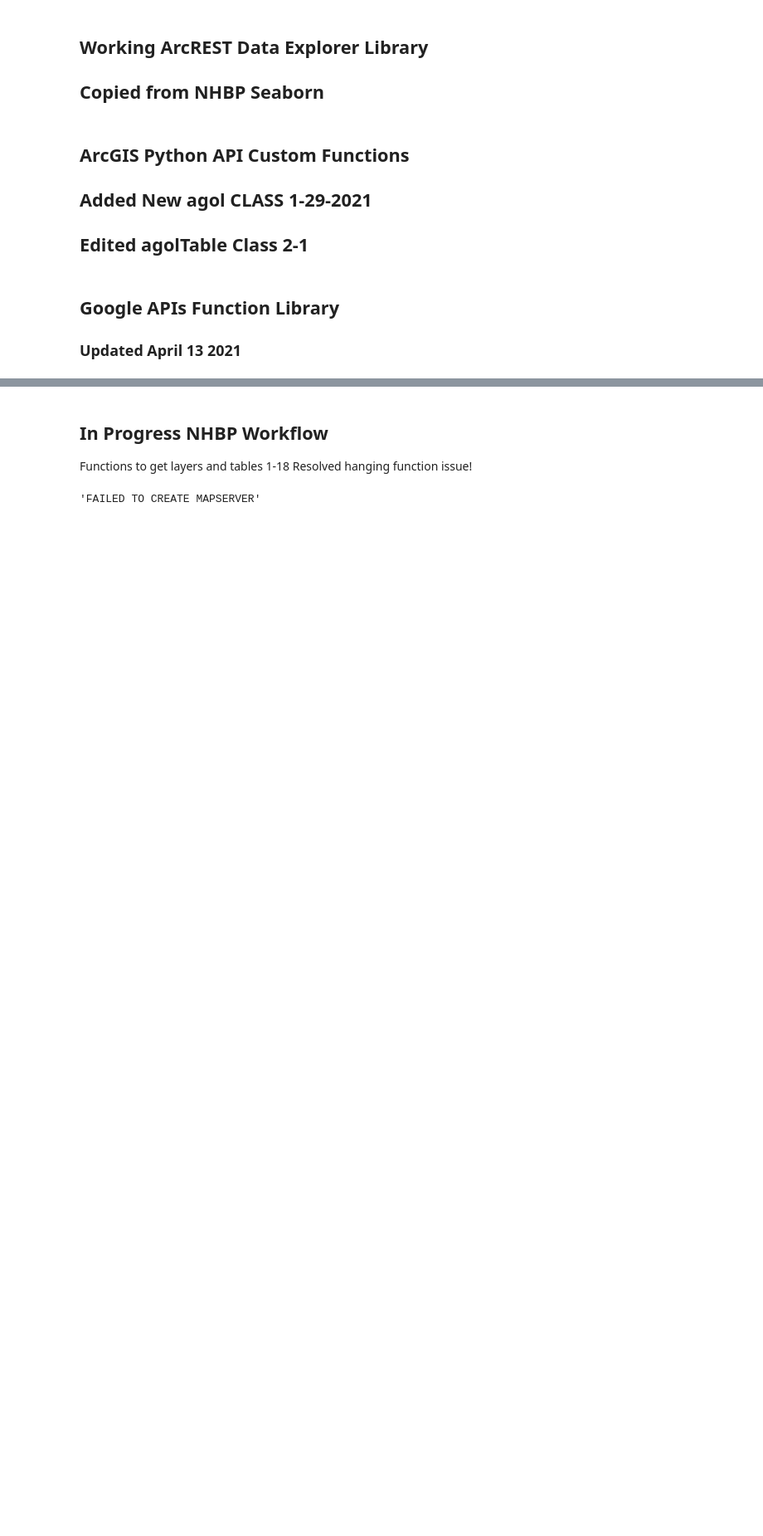
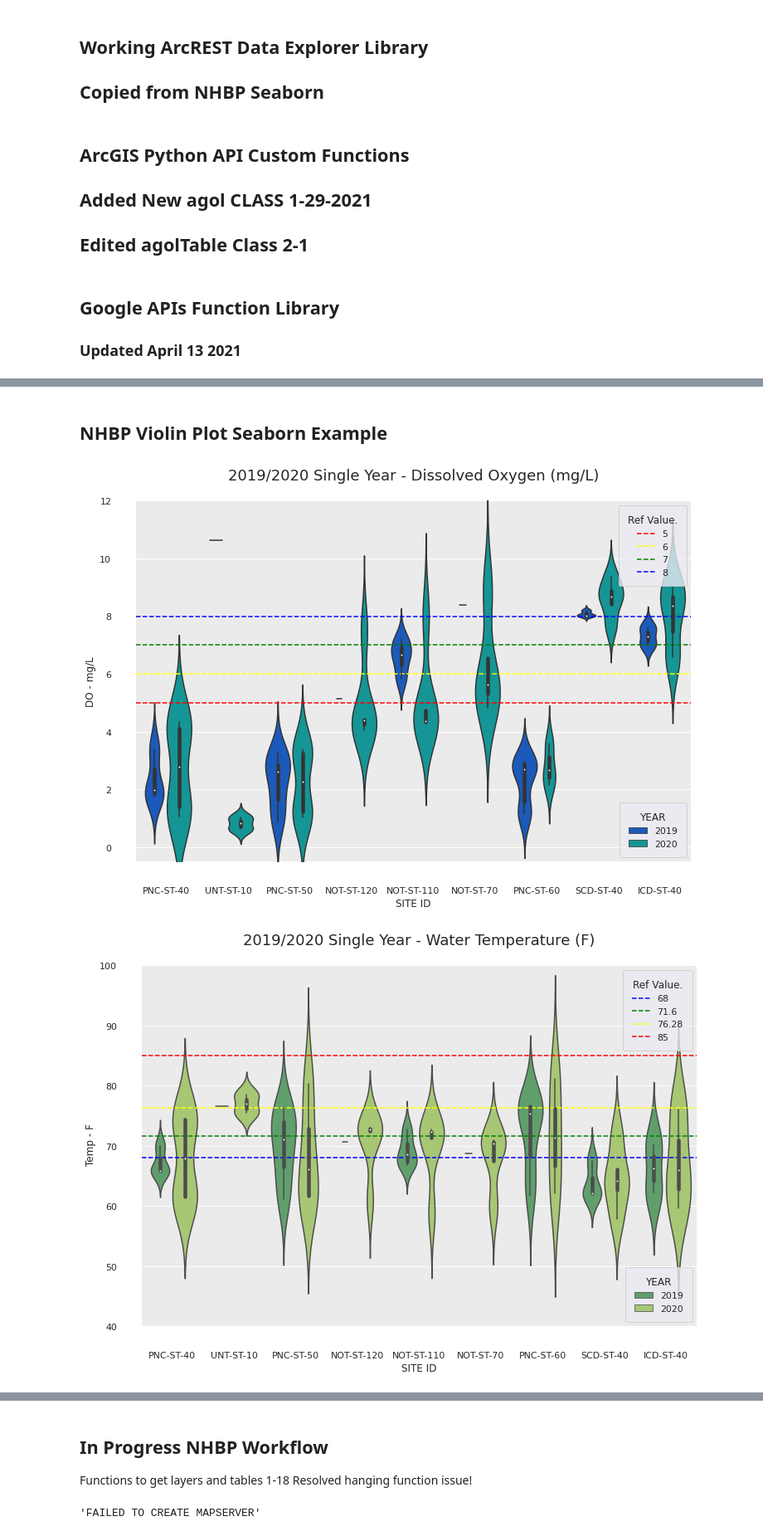
Before and after one commit to Location-Artistry/GEO-DEV-NOTEBOOKS, a Jupyter notebook: NHBP_WATER_ASSESS_2021.ipynb, the cells around one changed output, grey strips where cells are left out. Shown at 83% size. Saved outputs shown, nothing was run; the diff lists cells and outputs as text; code cells hidden in the pictures; blank space fills up the shorter version.

```diff
--- a/NHBP_WATER_ASSESS_2021.ipynb
+++ b/NHBP_WATER_ASSESS_2021.ipynb
@@ -608,0 +599,10 @@ def getDocContent(doc):
+# %%
+# 2019 Water data from ArcGIS Online - requries a sign-in to with user credentials
+# Constructs ArcREST query to bring sample results into GeoDataframe
+gis = agol()
+s = gis.search('water data 2019')
+s[15].id # 2019 water data
+item = gis.getItem(s[15].id)
+table19 = item.getTable()
+gdf19 = table19.tableQuery()
+gdf19.head()
@@ -608,0 +1291,2 @@ def getDocContent(doc):
+# %% [markdown]
+## NHBP Violin Plot Seaborn Example
@@ -608,0 +1313,53 @@ def getDocContent(doc):
+# %%
+for z in plotList:
+  # assign lst to parameter entry
+  lst = info[z]
+  # Combine each year of samples into one datafame
+  ch = ['Dissolved oxygen (DO)','Temperature, water','Turbidity']
+  d18 = df18[(df18.CharacteristicName == lst[0]['ch'])]
+  d18['SITE_ID'] = d18.apply(lambda row: row.MonitoringLocationIdentifier.replace('NOTTAWHURON_WQX-',''), axis=1)
+  d18[lst[0]['y']] = df18['ResultMeasureValue']
+  d18 = d18[['SITE_ID',lst[0]['y']]]
+  d18.insert(0,'YEAR',2018)
+  g19 = gdf19[['SITE_ID',lst[0]['y']]]
+  g19.insert(0,'YEAR',2019)
+  g20 = gdf20[['SITE_ID',lst[0]['y']]]
+  g20.insert(0,'YEAR',2020)
+  result = pd.concat([g19,g20])
+  remList = ['ICD-ST-60','SJR-ST-300','SJR-ST-300','PNC-ST-45','SPC-ST-90']
+  tblFil = result[~result[col[1]].isin(remList)]
+  # drawing the plots
+  fig = plt.figure(figsize=[12,8])
+  # method for adding subplot of boxplot on top
+  ax1 = fig.add_subplot(111)
+  # draw violinplot
+  vio = sns.violinplot(data=tblFil,x=lst[0]['x'],y=lst[0]['y'], hue='YEAR',width=.8,bw=lst[0]['sclFac'],scale='count', palette=lst[0]['pal'], ax=ax1,cut=lst[0]['cut'], zorder=2,label='_nolegend_')
+  # labels
+  plt.title((f'2019/2020 Single Year - {lst[0]["title"]}'), size=18,loc='center',pad=25)
+  #ax2.axes.set_axis_off()
+  ax1.set(xlabel=None)
+  ax1.set(xlabel='SITE ID')
+  ax1.set(ylabel=None)
+  ax1.set(ylabel=lst[0]['label'])
+  ax1.set(facecolor = '#ebebeb')
+  plt.ylim(lst[0]['yLim'])
+  plt.xticks(rotation=45)
+  sns.despine(offset=20, trim=True);
+  # create inital year legend
+  leg1 = plt.legend(loc='lower right',borderpad = 1,title='YEAR')
+  # remove to create two separate legends
+  ax1.get_legend().remove()
+  for i, x in enumerate(lst[1]):
+    plt.axhline(x, color=lst[2][i], linestyle="--", zorder=1, label=x)
+  # create legend with labels from breaklines - plt.axhline
+  handles, _ = ax1.get_legend_handles_labels()
+  # legend two showing breaklines, slice to exclude years
+  if lst[0]['y'] != 'pH':
+    leg2 = plt.legend(handles = handles[:4], borderpad = 1,title='Ref Value.',loc='upper right')
+  # re-add inital legend and tada!
+  ax1.add_artist(leg1)
+
+  fig.savefig(f'{lst[0]["y"]}-Vio-Single.png',bbox_inches='tight',pad_inches=.2,dpi=100)
+# %% [output]
+[figure, added]
+[figure, added]
```
Also changed, not shown: parts of 128 cells of this notebook.
